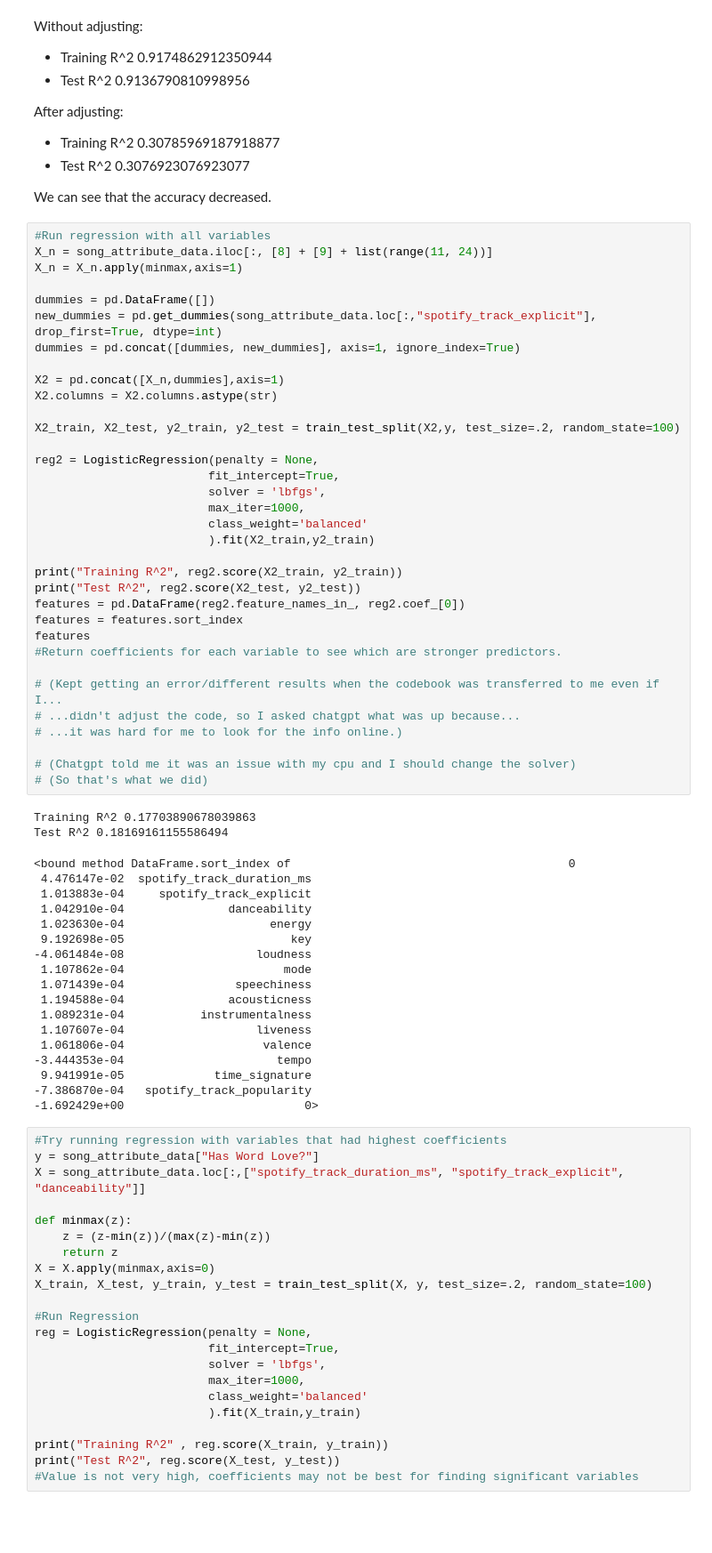
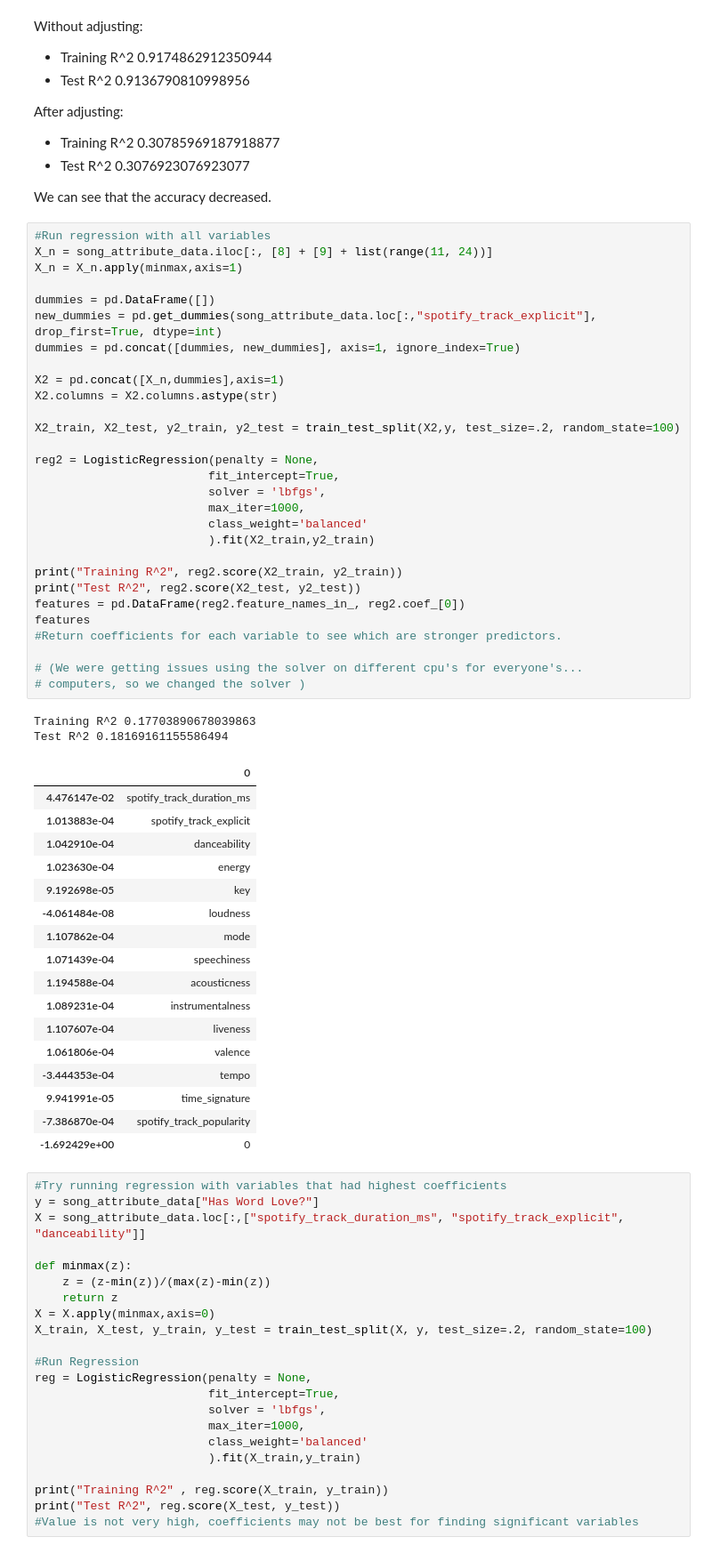
Before and after one commit to teaganabritten/DS3021-music-projectfork, a Jupyter notebook: results/loveprediction_final.ipynb, the cells around one changed output. Shown at 89% size. Drawn from its saved outputs; the diff is of its cells as text; blank space fills up the shorter version.

```diff
--- a/results/loveprediction_final.ipynb
+++ b/results/loveprediction_final.ipynb
@@ -103,57 +103,52 @@ We can see that the accuracy decreased.
 # %%
 #Run regression with all variables
 X_n = song_attribute_data.iloc[:, [8] + [9] + list(range(11, 24))]
 X_n = X_n.apply(minmax,axis=1)
 
 dummies = pd.DataFrame([])
 new_dummies = pd.get_dummies(song_attribute_data.loc[:,"spotify_track_explicit"], drop_first=True, dtype=int)
 dummies = pd.concat([dummies, new_dummies], axis=1, ignore_index=True)
 
 X2 = pd.concat([X_n,dummies],axis=1)
 X2.columns = X2.columns.astype(str)
 
 X2_train, X2_test, y2_train, y2_test = train_test_split(X2,y, test_size=.2, random_state=100)
 
 reg2 = LogisticRegression(penalty = None,
                          fit_intercept=True,
                          solver = 'lbfgs',
                          max_iter=1000,
                          class_weight='balanced'
                          ).fit(X2_train,y2_train)
 
 print("Training R^2", reg2.score(X2_train, y2_train))
 print("Test R^2", reg2.score(X2_test, y2_test))
 features = pd.DataFrame(reg2.feature_names_in_, reg2.coef_[0])
-features = features.sort_index
 features
 #Return coefficients for each variable to see which are stronger predictors.
 
-# (Kept getting an error/different results when the codebook was transferred to me even if I...
-# ...didn't adjust the code, so I asked chatgpt what was up because...
-# ...it was hard for me to look for the info online.)
-
-# (Chatgpt told me it was an issue with my cpu and I should change the solver)
-# (So that's what we did)
+# (We were getting issues using the solver on different cpu's for everyone's...
+# computers, so we changed the solver )
 # %% [output]
 Training R^2 0.17703890678039863
 Test R^2 0.18169161155586494
-<bound method DataFrame.sort_index of                                        0
- 4.476147e-02  spotify_track_duration_ms
- 1.013883e-04     spotify_track_explicit
- 1.042910e-04               danceability
- 1.023630e-04                     energy
- 9.192698e-05                        key
--4.061484e-08                   loudness
- 1.107862e-04                       mode
- 1.071439e-04                speechiness
- 1.194588e-04               acousticness
- 1.089231e-04           instrumentalness
- 1.107607e-04                   liveness
- 1.061806e-04                    valence
--3.444353e-04                      tempo
- 9.941991e-05             time_signature
--7.386870e-04   spotify_track_popularity
--1.692429e+00                          0>
+|  | 0 |
+| 4.476147e-02 | spotify_track_duration_ms |
+| 1.013883e-04 | spotify_track_explicit |
+| 1.042910e-04 | danceability |
+| 1.023630e-04 | energy |
+| 9.192698e-05 | key |
+| -4.061484e-08 | loudness |
+| 1.107862e-04 | mode |
+| 1.071439e-04 | speechiness |
+| 1.194588e-04 | acousticness |
+| 1.089231e-04 | instrumentalness |
+| 1.107607e-04 | liveness |
+| 1.061806e-04 | valence |
+| -3.444353e-04 | tempo |
+| 9.941991e-05 | time_signature |
+| -7.386870e-04 | spotify_track_popularity |
+| -1.692429e+00 | 0 |
 # %%
 #Try running regression with variables that had highest coefficients
 y = song_attribute_data["Has Word Love?"]
```
Also changed, not shown: parts of 7 cells of this notebook.
